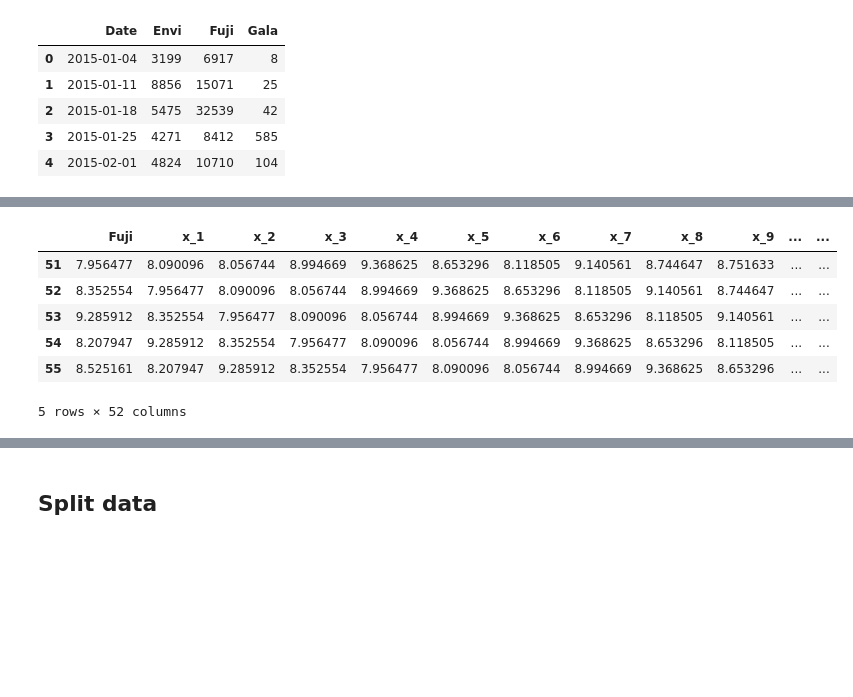
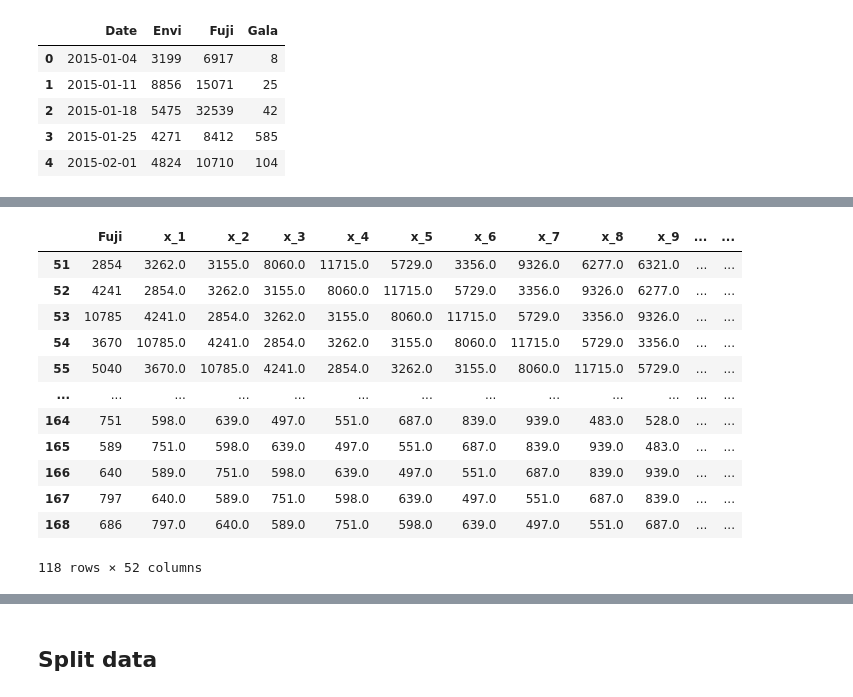
Before and after one commit to xssxx/project-ai, a Jupyter notebook: Elastic/Organic/Fuji.ipynb, the cells around one changed output, grey strips where cells are left out. Drawn from its saved outputs; the diff is of its cells as text; code cells hidden in the pictures; blank space fills up the shorter version.

```diff
--- a/Elastic/Organic/Fuji.ipynb
+++ b/Elastic/Organic/Fuji.ipynb
@@ -39,3 +33,0 @@ data.hist();
-# %%
-data = data.transform(np.log)
-data.hist();
@@ -44,11 +34,17 @@ data.hist();
 # %%
 seq_df = window_input_output(26, 26, data)
-seq_df.head()
+seq_df
 # %% [output]
 |  | Fuji | x_1 | x_2 | x_3 | x_4 | x_5 | x_6 | x_7 | x_8 | x_9 | ... | ... |
-| 51 | 7.956477 | 8.090096 | 8.056744 | 8.994669 | 9.368625 | 8.653296 | 8.118505 | 9.140561 | 8.744647 | 8.751633 | ... | ... |
-| 52 | 8.352554 | 7.956477 | 8.090096 | 8.056744 | 8.994669 | 9.368625 | 8.653296 | 8.118505 | 9.140561 | 8.744647 | ... | ... |
-| 53 | 9.285912 | 8.352554 | 7.956477 | 8.090096 | 8.056744 | 8.994669 | 9.368625 | 8.653296 | 8.118505 | 9.140561 | ... | ... |
-| 54 | 8.207947 | 9.285912 | 8.352554 | 7.956477 | 8.090096 | 8.056744 | 8.994669 | 9.368625 | 8.653296 | 8.118505 | ... | ... |
-| 55 | 8.525161 | 8.207947 | 9.285912 | 8.352554 | 7.956477 | 8.090096 | 8.056744 | 8.994669 | 9.368625 | 8.653296 | ... | ... |
+| 51 | 2854 | 3262.0 | 3155.0 | 8060.0 | 11715.0 | 5729.0 | 3356.0 | 9326.0 | 6277.0 | 6321.0 | ... | ... |
+| 52 | 4241 | 2854.0 | 3262.0 | 3155.0 | 8060.0 | 11715.0 | 5729.0 | 3356.0 | 9326.0 | 6277.0 | ... | ... |
+| 53 | 10785 | 4241.0 | 2854.0 | 3262.0 | 3155.0 | 8060.0 | 11715.0 | 5729.0 | 3356.0 | 9326.0 | ... | ... |
+| 54 | 3670 | 10785.0 | 4241.0 | 2854.0 | 3262.0 | 3155.0 | 8060.0 | 11715.0 | 5729.0 | 3356.0 | ... | ... |
+| 55 | 5040 | 3670.0 | 10785.0 | 4241.0 | 2854.0 | 3262.0 | 3155.0 | 8060.0 | 11715.0 | 5729.0 | ... | ... |
+| ... | ... | ... | ... | ... | ... | ... | ... | ... | ... | ... | ... | ... |
+| 164 | 751 | 598.0 | 639.0 | 497.0 | 551.0 | 687.0 | 839.0 | 939.0 | 483.0 | 528.0 | ... | ... |
+| 165 | 589 | 751.0 | 598.0 | 639.0 | 497.0 | 551.0 | 687.0 | 839.0 | 939.0 | 483.0 | ... | ... |
+| 166 | 640 | 589.0 | 751.0 | 598.0 | 639.0 | 497.0 | 551.0 | 687.0 | 839.0 | 939.0 | ... | ... |
+| 167 | 797 | 640.0 | 589.0 | 751.0 | 598.0 | 639.0 | 497.0 | 551.0 | 687.0 | 839.0 | ... | ... |
+| 168 | 686 | 797.0 | 640.0 | 589.0 | 751.0 | 598.0 | 639.0 | 497.0 | 551.0 | 687.0 | ... | ... |
-5 rows × 52 columns
+118 rows × 52 columns
```
Also changed, not shown: parts of 14 cells of this notebook, 2 other files.
